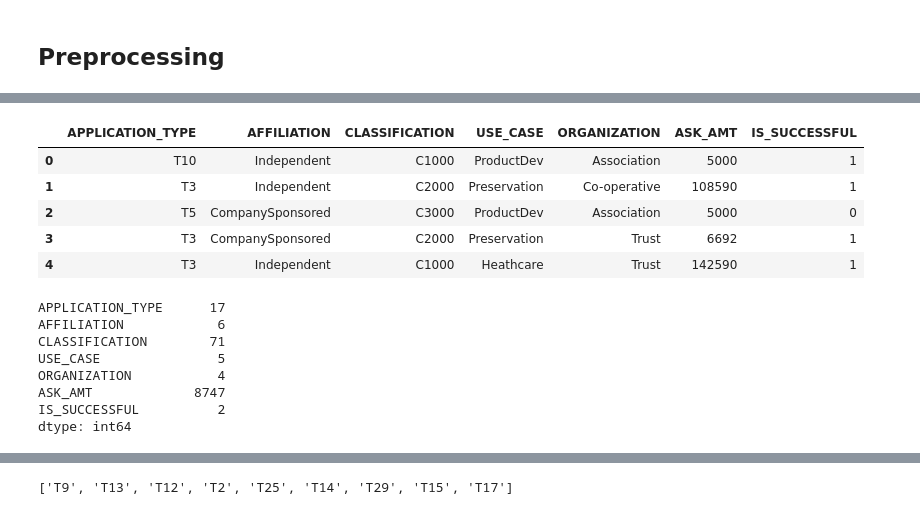
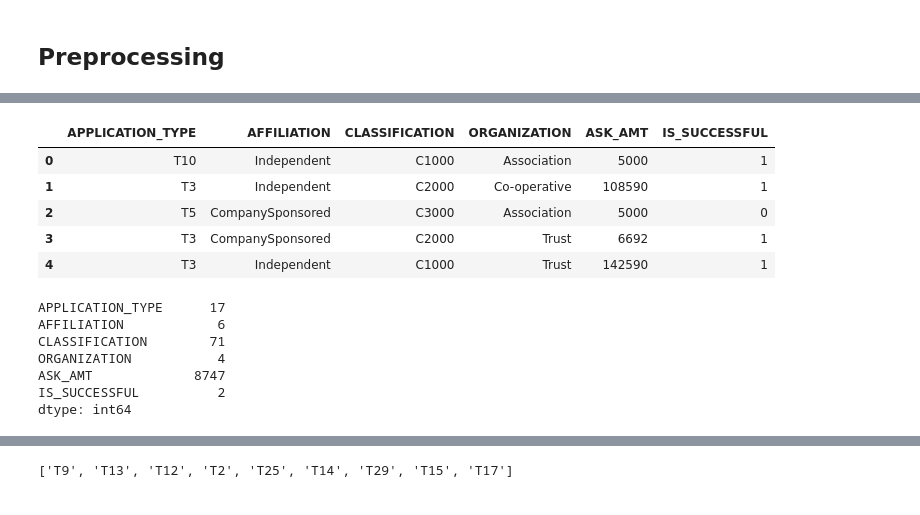
Before and after one commit to skesamsetty/Deep-Learning-Challenge, a Jupyter notebook: Code/AlphabetSoupCharity-OptimizationAttempt3.ipynb, the cells around one changed output, grey strips where cells are left out. Drawn from its saved outputs; the diff is of its cells as text; code cells hidden in the pictures.

```diff
--- a/Code/AlphabetSoupCharity-OptimizationAttempt3.ipynb
+++ b/Code/AlphabetSoupCharity-OptimizationAttempt3.ipynb
@@ -26,15 +27,15 @@ application_df.head()
 pd.options.display.max_columns = 50
 # %%
 # Drop the non-beneficial ID columns, 'EIN' and 'NAME'.
-df = application_df.drop(columns = ['EIN', 'NAME', 'SPECIAL_CONSIDERATIONS', 'INCOME_AMT', 'STATUS'])
+df = application_df.drop(columns = ['EIN', 'NAME', 'USE_CASE', 'SPECIAL_CONSIDERATIONS', 'INCOME_AMT', 'STATUS'])
 df.head()
 # %% [output]
-|  | APPLICATION_TYPE | AFFILIATION | CLASSIFICATION | USE_CASE | ORGANIZATION | ASK_AMT | IS_SUCCESSFUL |
-| 0 | T10 | Independent | C1000 | ProductDev | Association | 5000 | 1 |
-| 1 | T3 | Independent | C2000 | Preservation | Co-operative | 108590 | 1 |
-| 2 | T5 | CompanySponsored | C3000 | ProductDev | Association | 5000 | 0 |
-| 3 | T3 | CompanySponsored | C2000 | Preservation | Trust | 6692 | 1 |
-| 4 | T3 | Independent | C1000 | Heathcare | Trust | 142590 | 1 |
+|  | APPLICATION_TYPE | AFFILIATION | CLASSIFICATION | ORGANIZATION | ASK_AMT | IS_SUCCESSFUL |
+| 0 | T10 | Independent | C1000 | Association | 5000 | 1 |
+| 1 | T3 | Independent | C2000 | Co-operative | 108590 | 1 |
+| 2 | T5 | CompanySponsored | C3000 | Association | 5000 | 0 |
+| 3 | T3 | CompanySponsored | C2000 | Trust | 6692 | 1 |
+| 4 | T3 | Independent | C1000 | Trust | 142590 | 1 |
 # %%
 # Determine the number of unique values in each column.
 df.nunique()
@@ -42,7 +43,6 @@ df.nunique()
 APPLICATION_TYPE      17
 AFFILIATION            6
 CLASSIFICATION        71
-USE_CASE               5
 ORGANIZATION           4
 ASK_AMT             8747
 IS_SUCCESSFUL          2
```
Also changed, not shown: parts of 9 cells of this notebook, 18 other files.
